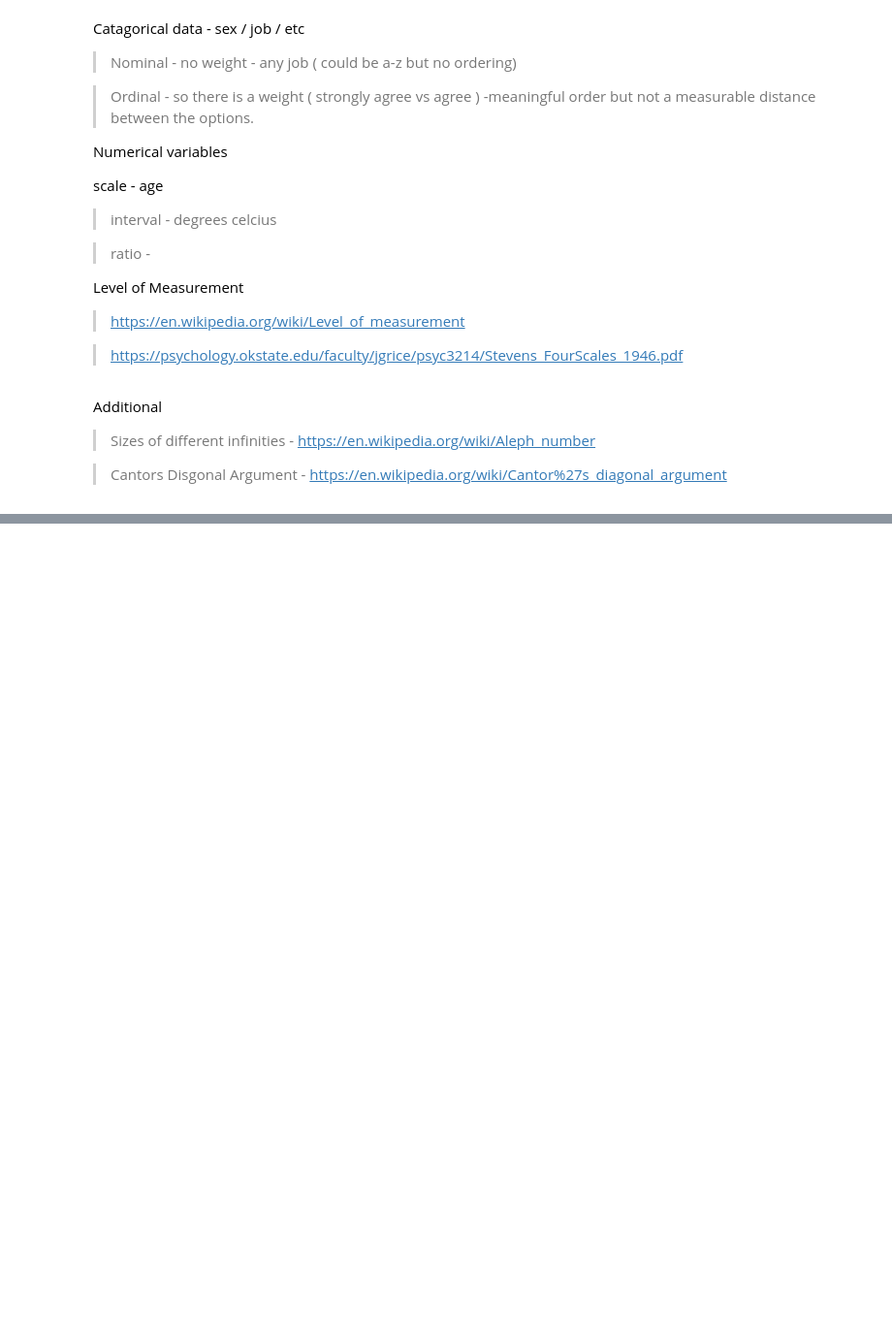
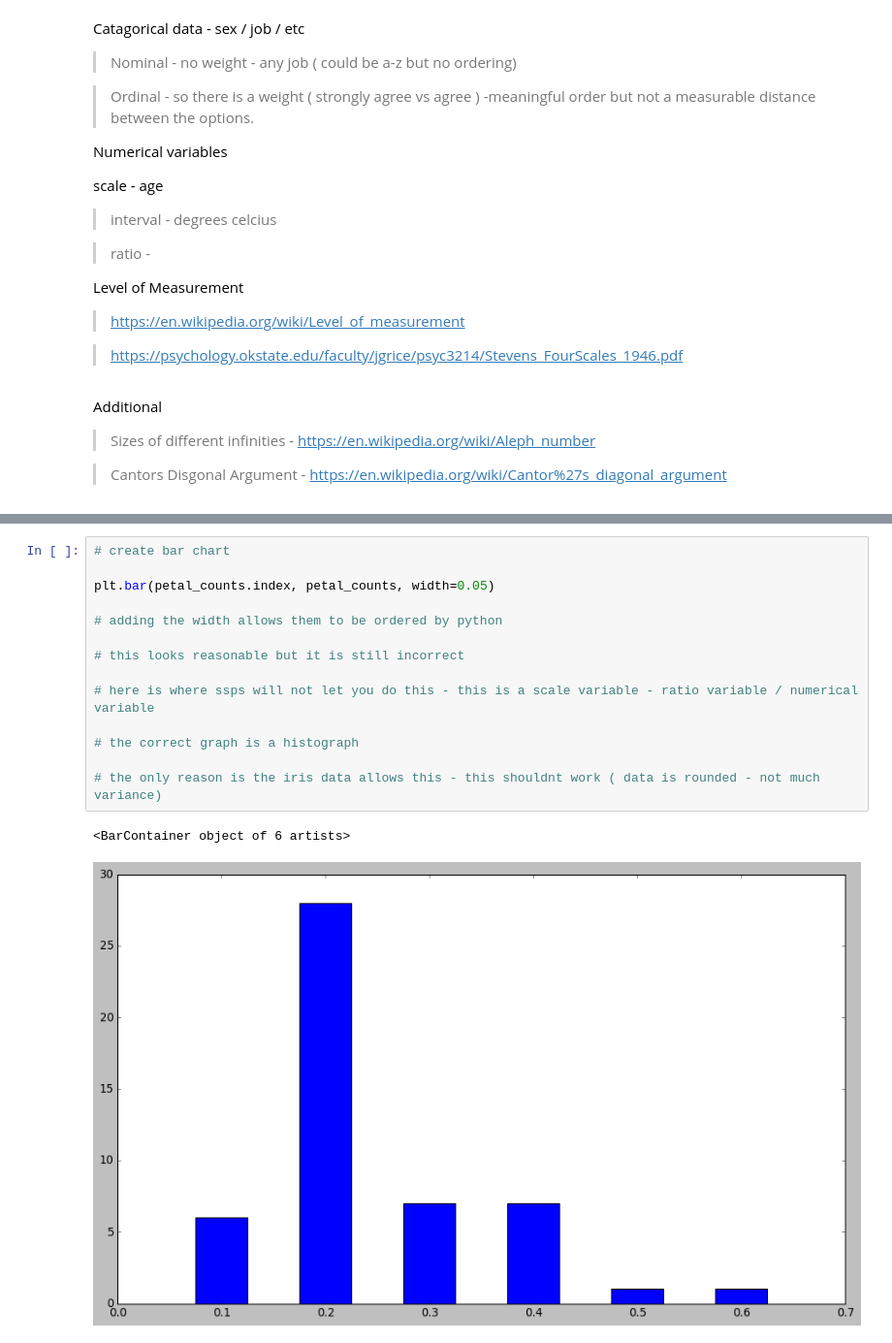
Before and after one commit to VCurry20/Jupyter-FDA2021, a Jupyter notebook: Week 8/Week 8 .ipynb, the cells around one changed output, grey strips where cells are left out. Shown: that part at 97% size. Saved outputs shown, nothing was run; the diff lists cells and outputs as text; blank space fills up the shorter version.

```diff
--- a/Week 8/Week 8 .ipynb
+++ b/Week 8/Week 8 .ipynb
@@ -58,0 +293,17 @@ Additional
+# %%
+# create bar chart
+
+plt.bar(petal_counts.index, petal_counts, width=0.05)
+
+# adding the width allows them to be ordered by python
+
+# this looks reasonable but it is still incorrect
+
+# here is where ssps will not let you do this - this is a scale variable - ratio variable / numerical variable
+
+# the correct graph is a histograph
+
+# the only reason is the iris data allows this - this shouldnt work ( data is rounded - not much variance)
+# %% [output]
+<BarContainer object of 6 artists>
+[figure, added]
```
Also changed, not shown: parts of 23 cells of this notebook, 1 other file.
